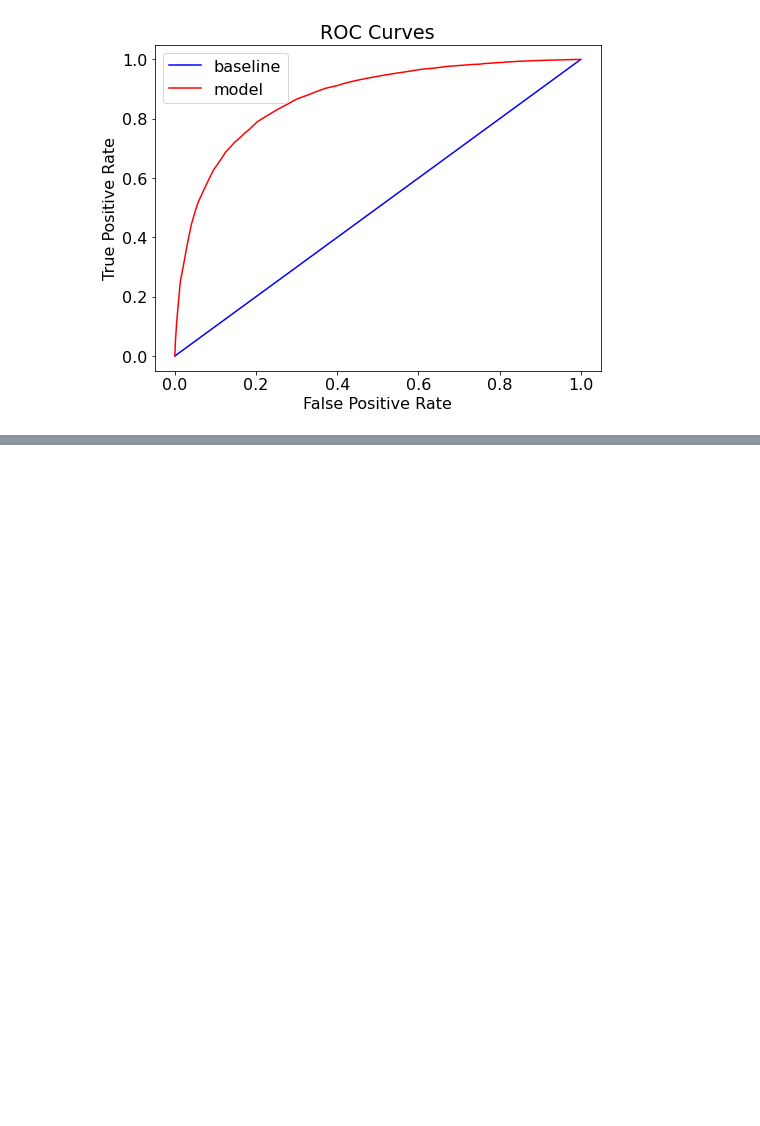
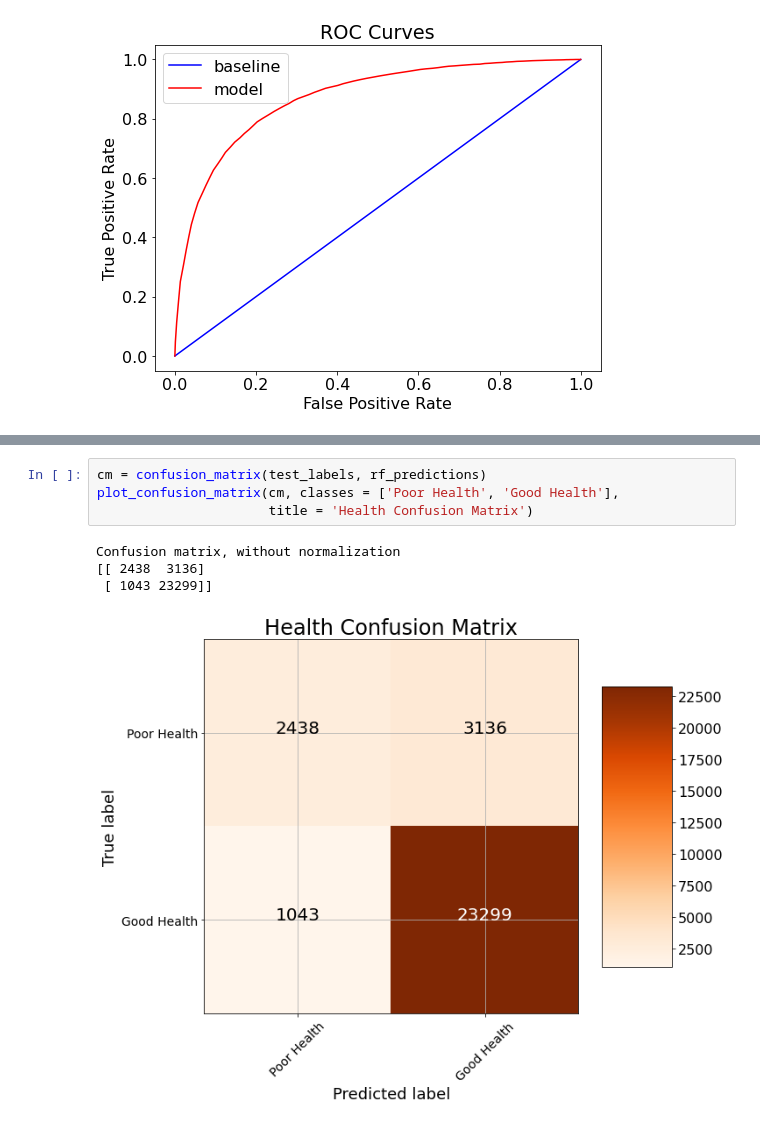
Before and after one commit to siiger/ml, a Jupyter notebook: binary_classifier-forest_nonbalance_data.ipynb, the cells around one changed output, grey strips where cells are left out. Drawn from its saved outputs; the diff is of its cells as text; blank space fills up the shorter version.

```diff
--- a/binary_classifier-forest_nonbalance_data.ipynb
+++ b/binary_classifier-forest_nonbalance_data.ipynb
@@ -168,0 +211,9 @@ Roc Baseline: 0.5 Test: 0.87 Train: 1.0
+# %%
+cm = confusion_matrix(test_labels, rf_predictions)
+plot_confusion_matrix(cm, classes = ['Poor Health', 'Good Health'],
+                      title = 'Health Confusion Matrix')
+# %% [output]
+Confusion matrix, without normalization
+[[ 2438  3136]
+ [ 1043 23299]]
+[figure, added]
```
Also changed, not shown: parts of 4 cells of this notebook.
